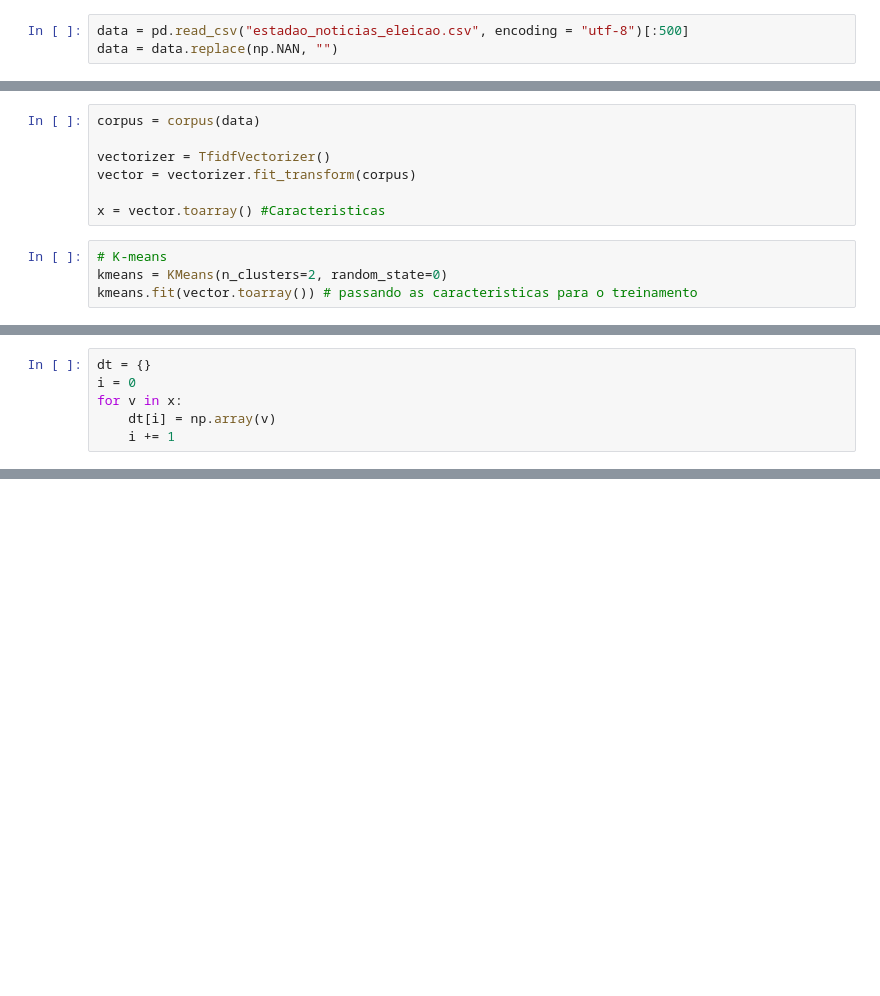
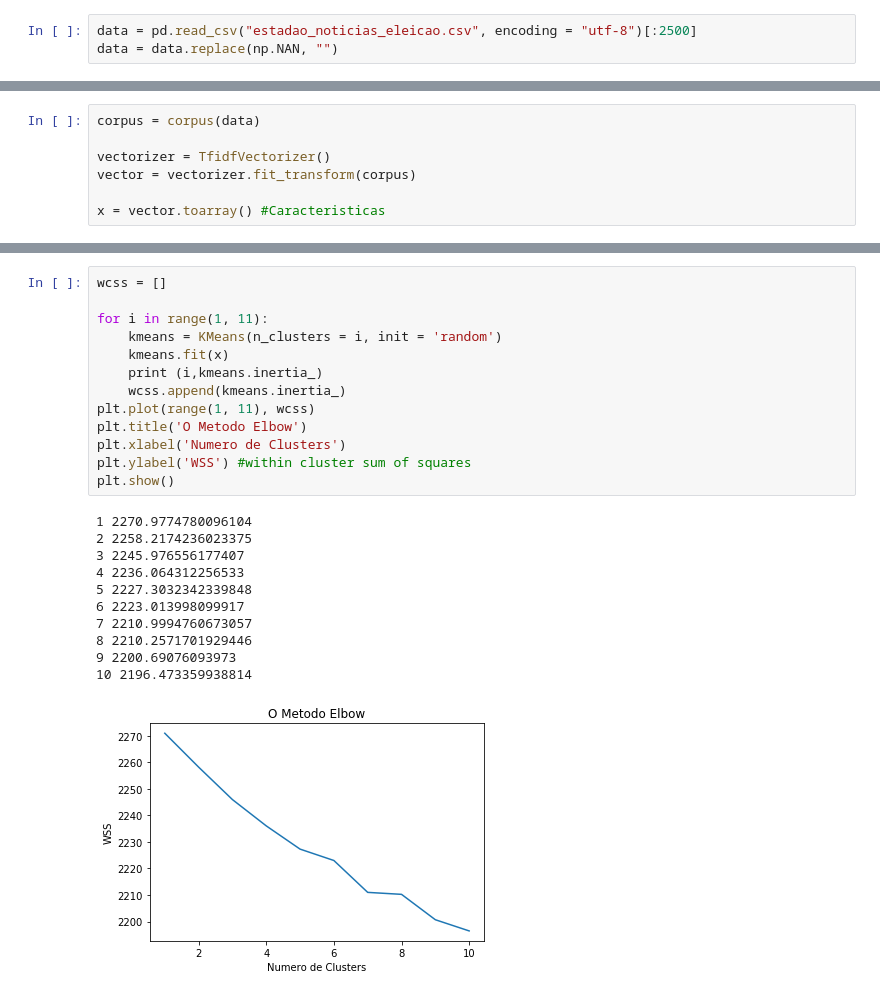
Before and after one commit to FabianoLaureano/Ri, a Jupyter notebook: Projeto.ipynb, the cells around one changed output, grey strips where cells are left out. Cells and saved outputs as stored; diff of their text form; blank space fills up the shorter version.

```diff
--- a/Projeto.ipynb
+++ b/Projeto.ipynb
@@ -20,3 +34,3 @@ def corpus(data):
 # %%
-data = pd.read_csv("estadao_noticias_eleicao.csv", encoding = "utf-8")[:500]
+data = pd.read_csv("estadao_noticias_eleicao.csv", encoding = "utf-8")[:2500]
 data = data.replace(np.NAN, "")
@@ -27,7 +44,3 @@ vectorizer = TfidfVectorizer()
 vector = vectorizer.fit_transform(corpus)
 
 x = vector.toarray() #Caracteristicas
-# %%
-# K-means
-kmeans = KMeans(n_clusters=2, random_state=0)
-kmeans.fit(vector.toarray()) # passando as caracteristicas para o treinamento
@@ -42,6 +46,0 @@ len(kmeans.labels_) # grupos criados
-# %%
-dt = {}
-i = 0
-for v in x:
-    dt[i] = np.array(v)
-    i += 1
@@ -73,0 +59,25 @@ ValueError: Wrong number of items passed 17214, placement implies 1
+# %%
+wcss = []
+
+for i in range(1, 11):
+    kmeans = KMeans(n_clusters = i, init = 'random')
+    kmeans.fit(x)
+    print (i,kmeans.inertia_)
+    wcss.append(kmeans.inertia_)
+plt.plot(range(1, 11), wcss)
+plt.title('O Metodo Elbow')
+plt.xlabel('Numero de Clusters')
+plt.ylabel('WSS') #within cluster sum of squares
+plt.show()
+# %% [output]
+1 2270.9774780096104
+2 2258.2174236023375
+3 2245.976556177407
+4 2236.064312256533
+5 2227.3032342339848
+6 2223.013998099917
+7 2210.9994760673057
+8 2210.2571701929446
+9 2200.69076093973
+10 2196.473359938814
+[figure, added]
```
Also changed, not shown: parts of 44 cells of this notebook.
